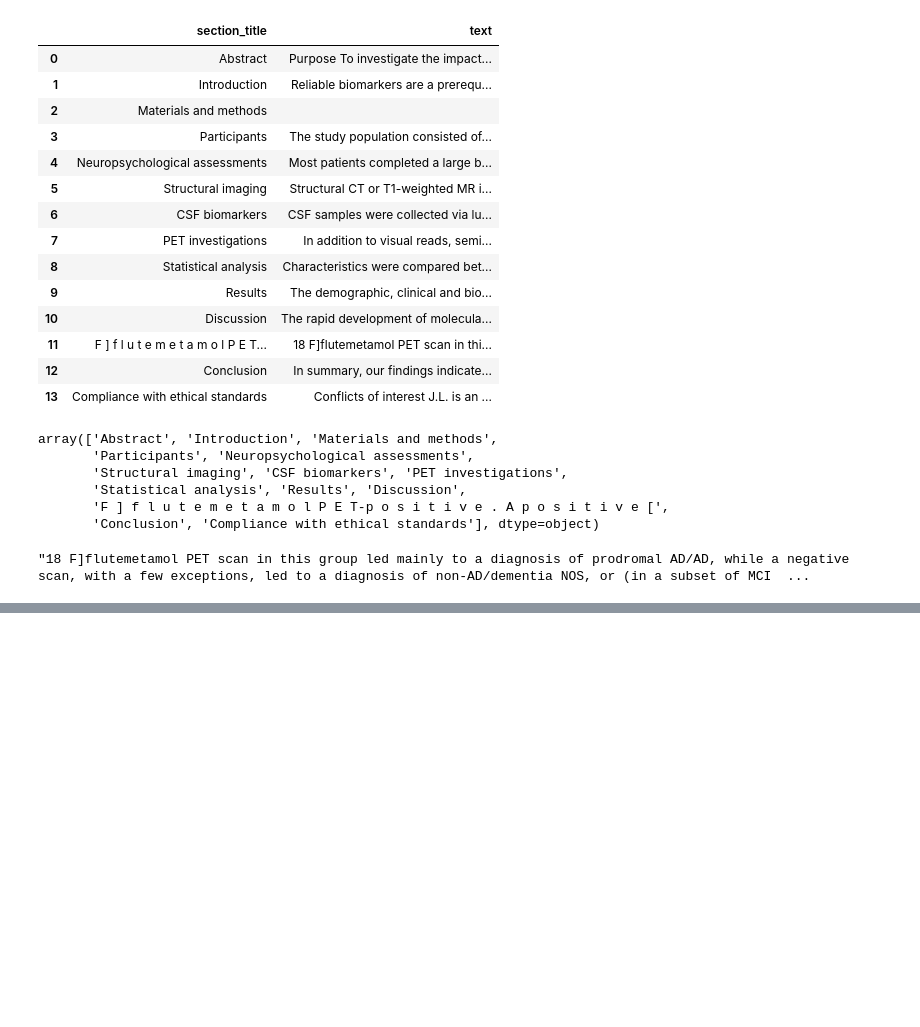
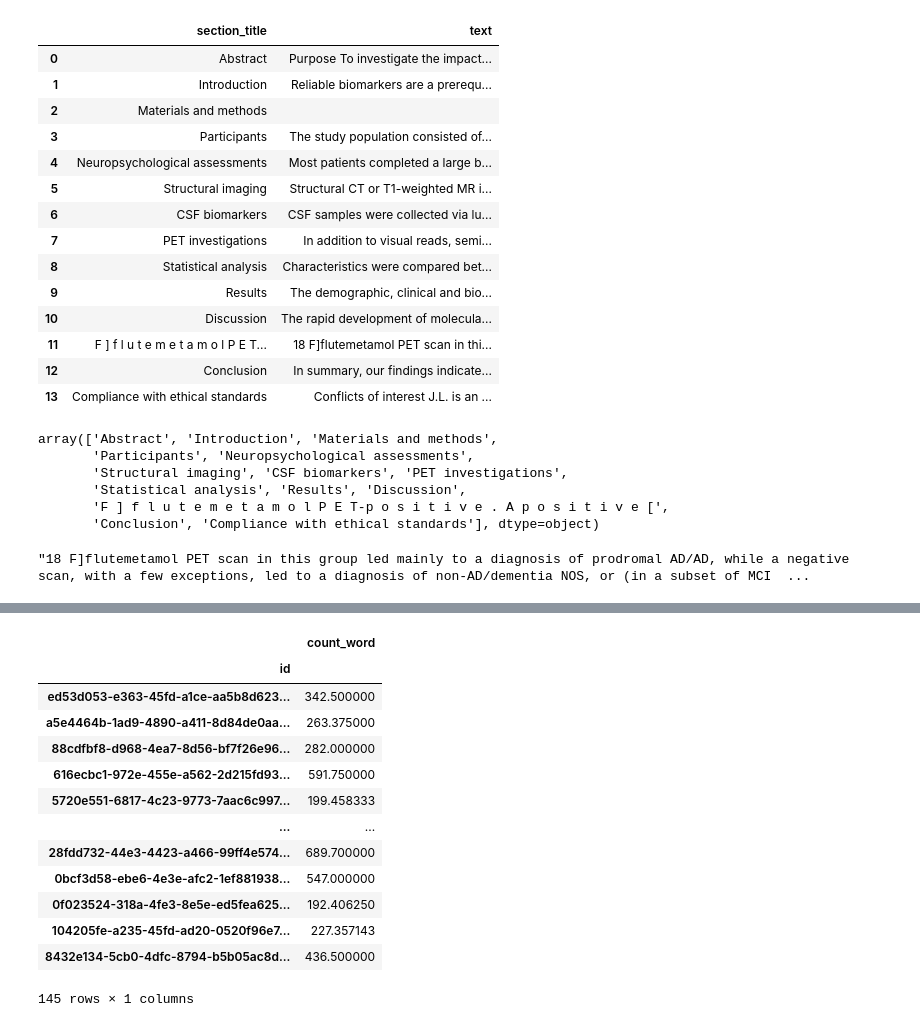
Before and after one commit to beifa/Coleridge_Initiative, a Jupyter notebook: notebook/handles_fix_error.ipynb, the cells around one changed output, grey strips where cells are left out. Saved outputs shown, nothing was run; the diff lists cells and outputs as text; code cells hidden in the pictures; blank space fills up the shorter version.

```diff
--- a/notebook/handles_fix_error.ipynb
+++ b/notebook/handles_fix_error.ipynb
@@ -4336,0 +4465,17 @@ df1.text.values[11]
+# %%
+fix_data.loc[id_fix]
+# %% [output]
+|  | count_word |
+| id |  |
+| ed53d053-e363-45fd-a1ce-aa5b8d623... | 342.500000 |
+| a5e4464b-1ad9-4890-a411-8d84de0aa... | 263.375000 |
+| 88cdfbf8-d968-4ea7-8d56-bf7f26e96... | 282.000000 |
+| 616ecbc1-972e-455e-a562-2d215fd93... | 591.750000 |
+| 5720e551-6817-4c23-9773-7aac6c997... | 199.458333 |
+| ... | ... |
+| 28fdd732-44e3-4423-a466-99ff4e574... | 689.700000 |
+| 0bcf3d58-ebe6-4e3e-afc2-1ef881938... | 547.000000 |
+| 0f023524-318a-4fe3-8e5e-ed5fea625... | 192.406250 |
+| 104205fe-a235-45fd-ad20-0520f96e7... | 227.357143 |
+| 8432e134-5cb0-4dfc-8794-b5b05ac8d... | 436.500000 |
+145 rows × 1 columns
```
Also changed, not shown: parts of 18 cells of this notebook.
